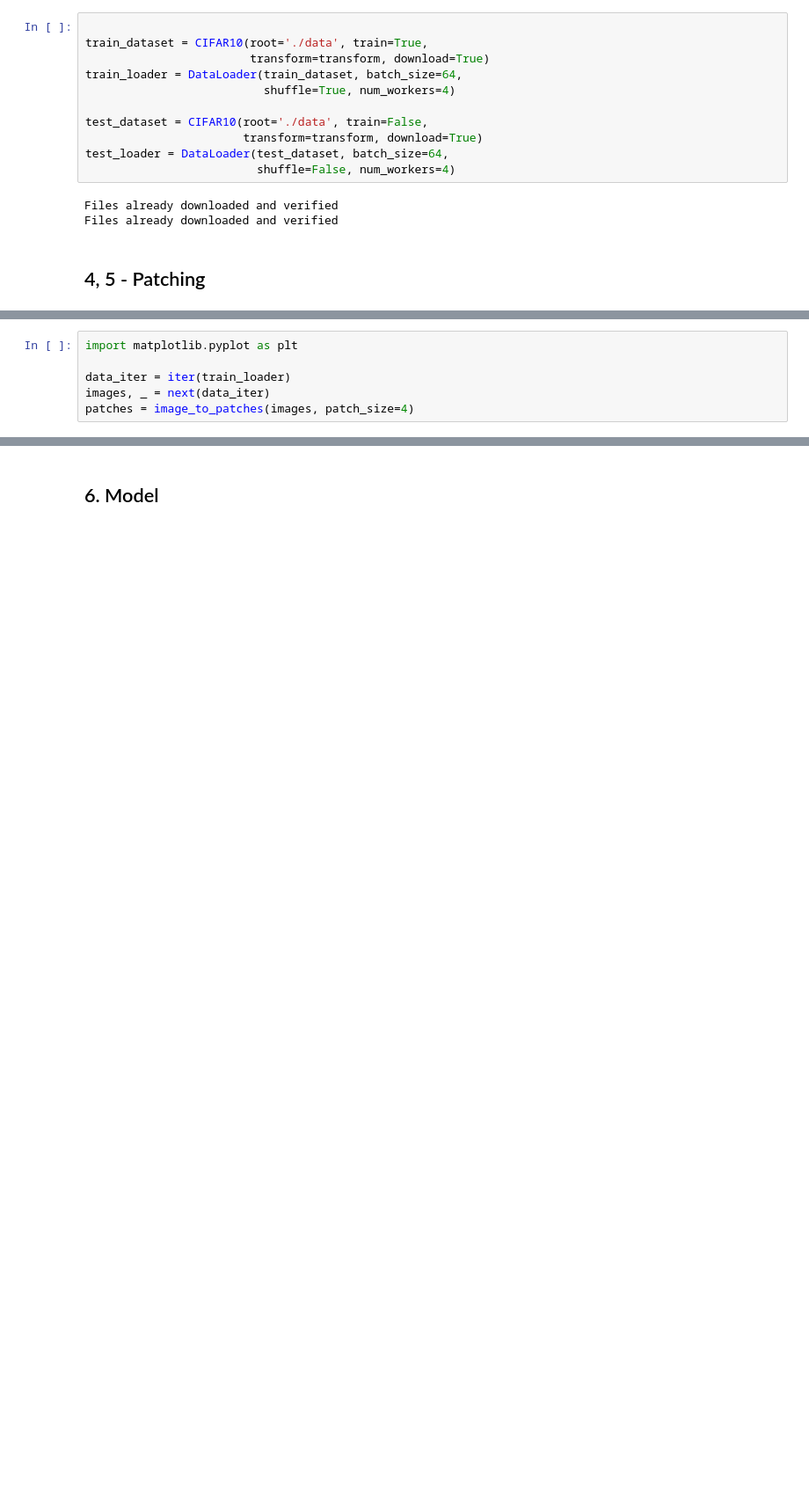
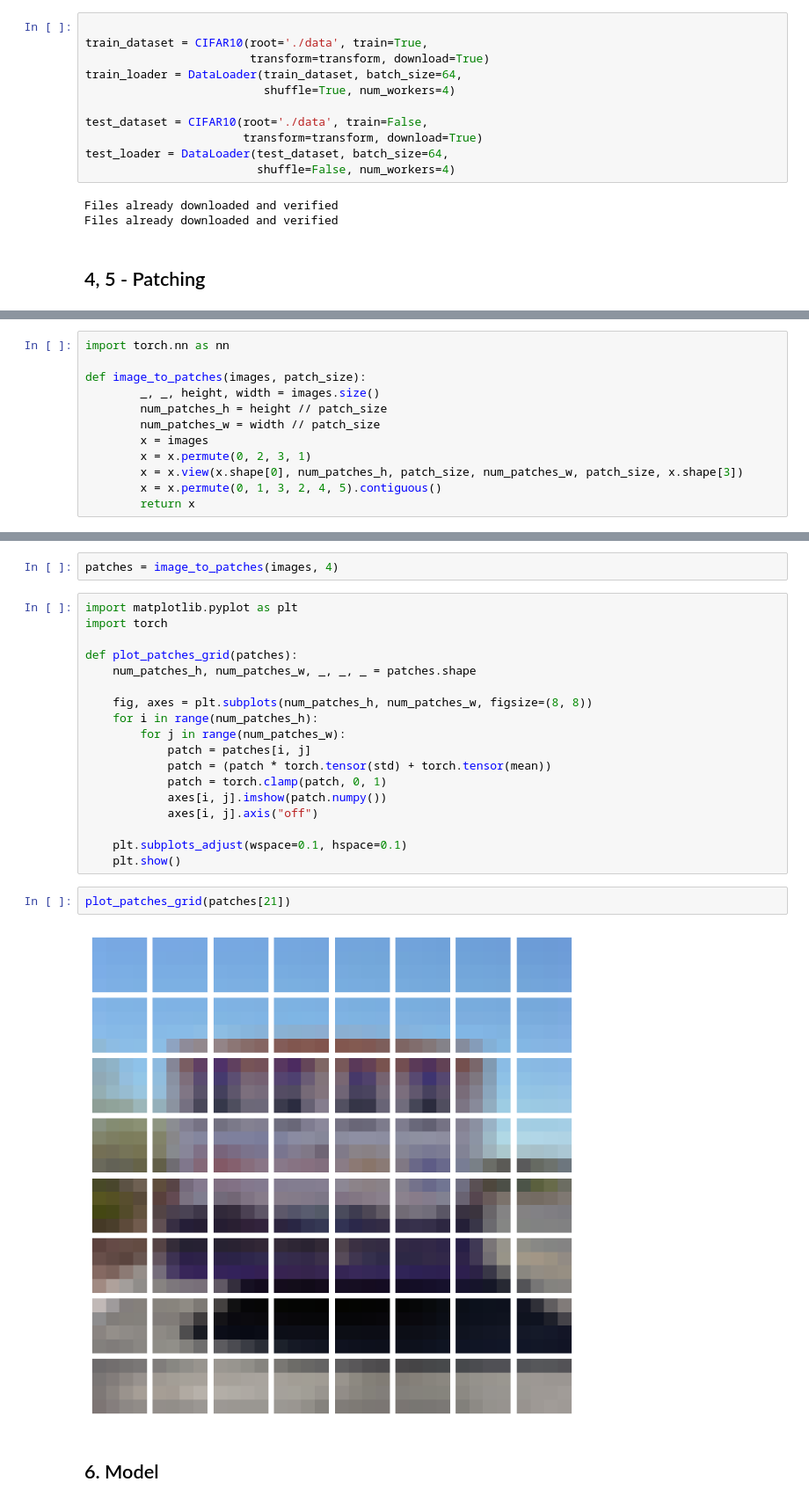
Before and after one commit to tranquilo-01/MRO, a Jupyter notebook: lab06/kod/lab06.ipynb, the cells around one changed output, grey strips where cells are left out. Shown at 88% size. Cells and saved outputs as stored; diff of their text form; blank space fills up the shorter version.

```diff
--- a/lab06/kod/lab06.ipynb
+++ b/lab06/kod/lab06.ipynb
@@ -53 +38,13 @@ def image_to_patches(images, patch_size):
+# %%
+import torch.nn as nn
+
+def image_to_patches(images, patch_size):
+        _, _, height, width = images.size()
+        num_patches_h = height // patch_size
+        num_patches_w = width // patch_size
+        x = images
+        x = x.permute(0, 2, 3, 1)
+        x = x.view(x.shape[0], num_patches_h, patch_size, num_patches_w, patch_size, x.shape[3])
+        x = x.permute(0, 1, 3, 2, 4, 5).contiguous()
+        return x
 # %%
@@ -57,6 +53,0 @@ patches = image_to_patches(images, patch_size=4)
-# %%
-import matplotlib.pyplot as plt
-
-data_iter = iter(train_loader)
-images, _ = next(data_iter)
-patches = image_to_patches(images, patch_size=4)
@@ -76,3 +54,27 @@ visualize_patches(patches[5])
+# %%
+patches = image_to_patches(images, 4)
+# %%
+import matplotlib.pyplot as plt
+import torch
+
+def plot_patches_grid(patches):
+    num_patches_h, num_patches_w, _, _, _ = patches.shape
+
+    fig, axes = plt.subplots(num_patches_h, num_patches_w, figsize=(8, 8))
+    for i in range(num_patches_h):
+        for j in range(num_patches_w):
+            patch = patches[i, j]
+            patch = (patch * torch.tensor(std) + torch.tensor(mean))
+            patch = torch.clamp(patch, 0, 1)
+            axes[i, j].imshow(patch.numpy())
+            axes[i, j].axis("off")
+
+    plt.subplots_adjust(wspace=0.1, hspace=0.1)
+    plt.show()
+# %%
+plot_patches_grid(patches[21])
+# %% [output]
+[figure, added]
 # %% [markdown]
 ## 6. Model
 # %%
```
Also changed, not shown: parts of 8 cells of this notebook, 37 other files.
